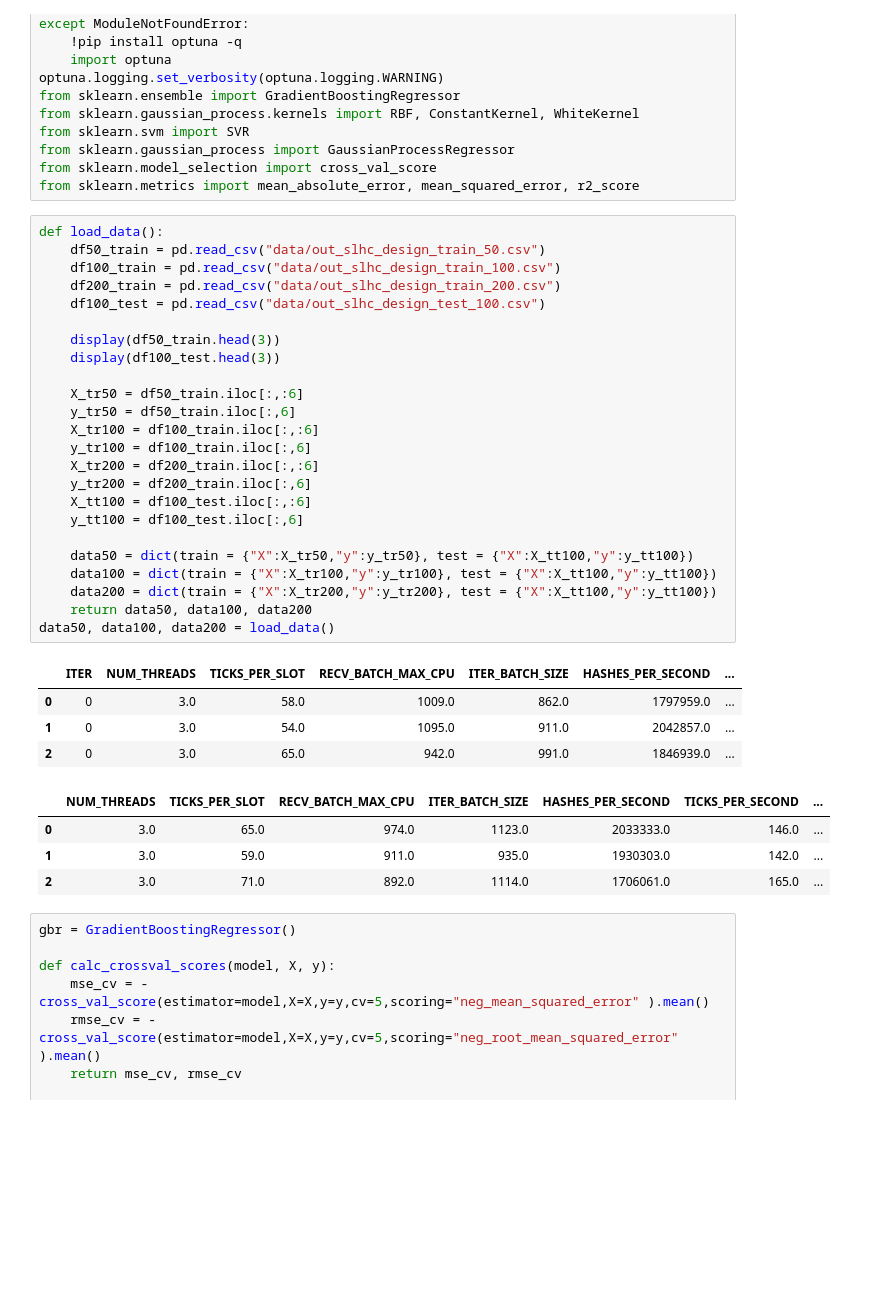
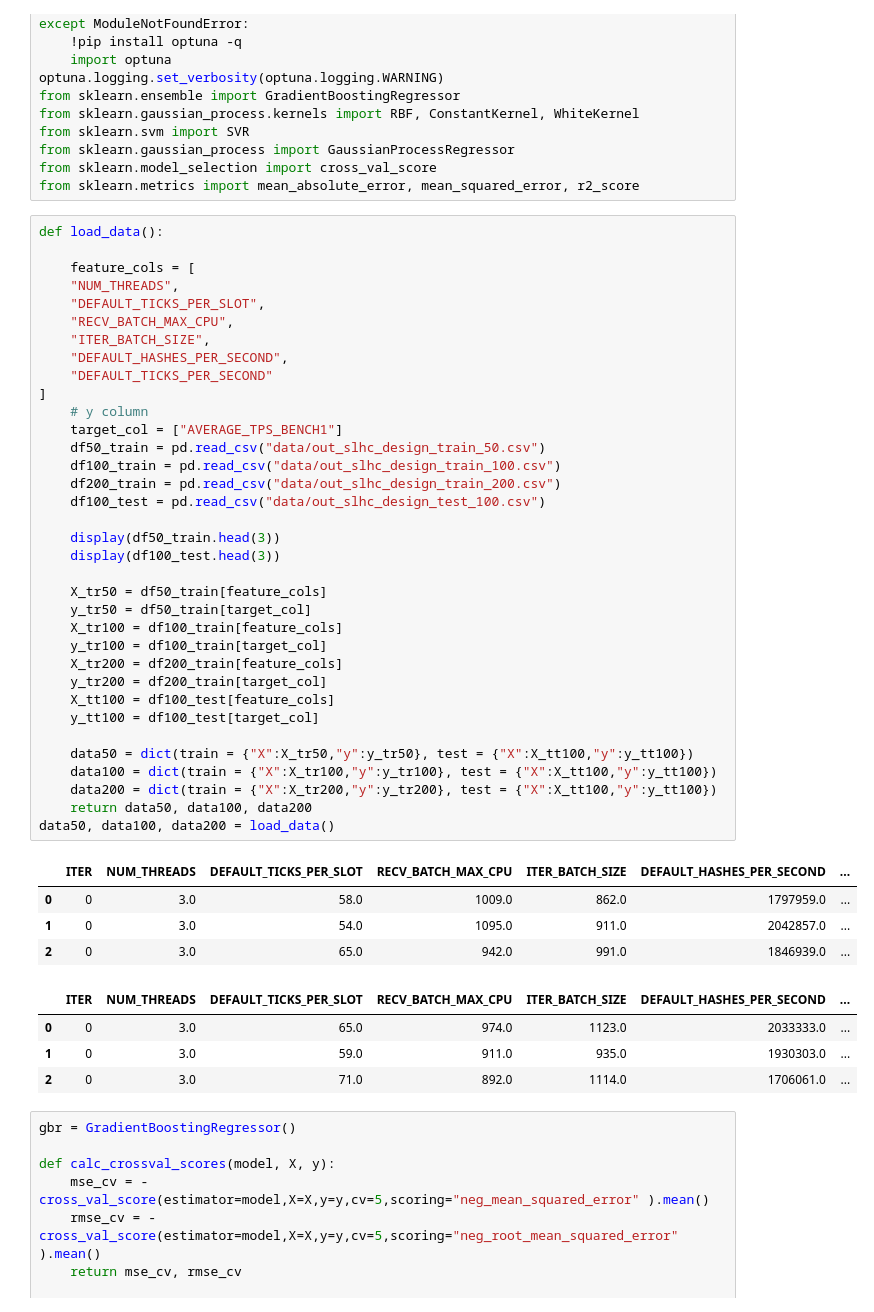
Before and after one commit to ernygati/masters_thesis_blockchain, a Jupyter notebook: diploma-optimal-blockchain.ipynb, the cells around one changed output. Saved outputs shown, nothing was run; the diff lists cells and outputs as text; blank space fills up the shorter version.

```diff
--- a/diploma-optimal-blockchain.ipynb
+++ b/diploma-optimal-blockchain.ipynb
@@ -159,37 +159,48 @@ from sklearn.model_selection import cross_val_score
 from sklearn.metrics import mean_absolute_error, mean_squared_error, r2_score
 # %%
 def load_data():
+
+    feature_cols = [
+    "NUM_THREADS",
+    "DEFAULT_TICKS_PER_SLOT",
+    "RECV_BATCH_MAX_CPU",
+    "ITER_BATCH_SIZE",
+    "DEFAULT_HASHES_PER_SECOND",
+    "DEFAULT_TICKS_PER_SECOND"
+]
+    # y column
+    target_col = ["AVERAGE_TPS_BENCH1"]
     df50_train = pd.read_csv("data/out_slhc_design_train_50.csv")
     df100_train = pd.read_csv("data/out_slhc_design_train_100.csv")
     df200_train = pd.read_csv("data/out_slhc_design_train_200.csv")
     df100_test = pd.read_csv("data/out_slhc_design_test_100.csv")
 
     display(df50_train.head(3))
     display(df100_test.head(3))
 
-    X_tr50 = df50_train.iloc[:,:6]
-    y_tr50 = df50_train.iloc[:,6]
-    X_tr100 = df100_train.iloc[:,:6]
-    y_tr100 = df100_train.iloc[:,6]
-    X_tr200 = df200_train.iloc[:,:6]
-    y_tr200 = df200_train.iloc[:,6]
-    X_tt100 = df100_test.iloc[:,:6]
-    y_tt100 = df100_test.iloc[:,6]
+    X_tr50 = df50_train[feature_cols]
+    y_tr50 = df50_train[target_col]
+    X_tr100 = df100_train[feature_cols]
+    y_tr100 = df100_train[target_col]
+    X_tr200 = df200_train[feature_cols]
+    y_tr200 = df200_train[target_col]
+    X_tt100 = df100_test[feature_cols]
+    y_tt100 = df100_test[target_col]
 
     data50 = dict(train = {"X":X_tr50,"y":y_tr50}, test = {"X":X_tt100,"y":y_tt100})
     data100 = dict(train = {"X":X_tr100,"y":y_tr100}, test = {"X":X_tt100,"y":y_tt100})
     data200 = dict(train = {"X":X_tr200,"y":y_tr200}, test = {"X":X_tt100,"y":y_tt100})
     return data50, data100, data200
 data50, data100, data200 = load_data()
 # %% [output]
-|  | ITER | NUM_THREADS | TICKS_PER_SLOT | RECV_BATCH_MAX_CPU | ITER_BATCH_SIZE | HASHES_PER_SECOND | ... |
+|  | ITER | NUM_THREADS | DEFAULT_TICKS_PER_SLOT | RECV_BATCH_MAX_CPU | ITER_BATCH_SIZE | DEFAULT_HASHES_PER_SECOND | ... |
 | 0 | 0 | 3.0 | 58.0 | 1009.0 | 862.0 | 1797959.0 | ... |
 | 1 | 0 | 3.0 | 54.0 | 1095.0 | 911.0 | 2042857.0 | ... |
 | 2 | 0 | 3.0 | 65.0 | 942.0 | 991.0 | 1846939.0 | ... |
-|  | NUM_THREADS | TICKS_PER_SLOT | RECV_BATCH_MAX_CPU | ITER_BATCH_SIZE | HASHES_PER_SECOND | TICKS_PER_SECOND | ... |
-| 0 | 3.0 | 65.0 | 974.0 | 1123.0 | 2033333.0 | 146.0 | ... |
-| 1 | 3.0 | 59.0 | 911.0 | 935.0 | 1930303.0 | 142.0 | ... |
-| 2 | 3.0 | 71.0 | 892.0 | 1114.0 | 1706061.0 | 165.0 | ... |
+|  | ITER | NUM_THREADS | DEFAULT_TICKS_PER_SLOT | RECV_BATCH_MAX_CPU | ITER_BATCH_SIZE | DEFAULT_HASHES_PER_SECOND | ... |
+| 0 | 0 | 3.0 | 65.0 | 974.0 | 1123.0 | 2033333.0 | ... |
+| 1 | 0 | 3.0 | 59.0 | 911.0 | 935.0 | 1930303.0 | ... |
+| 2 | 0 | 3.0 | 71.0 | 892.0 | 1114.0 | 1706061.0 | ... |
 # %%
 gbr = GradientBoostingRegressor()
 
```
Also changed, not shown: parts of 8 cells of this notebook, 3 other files.
